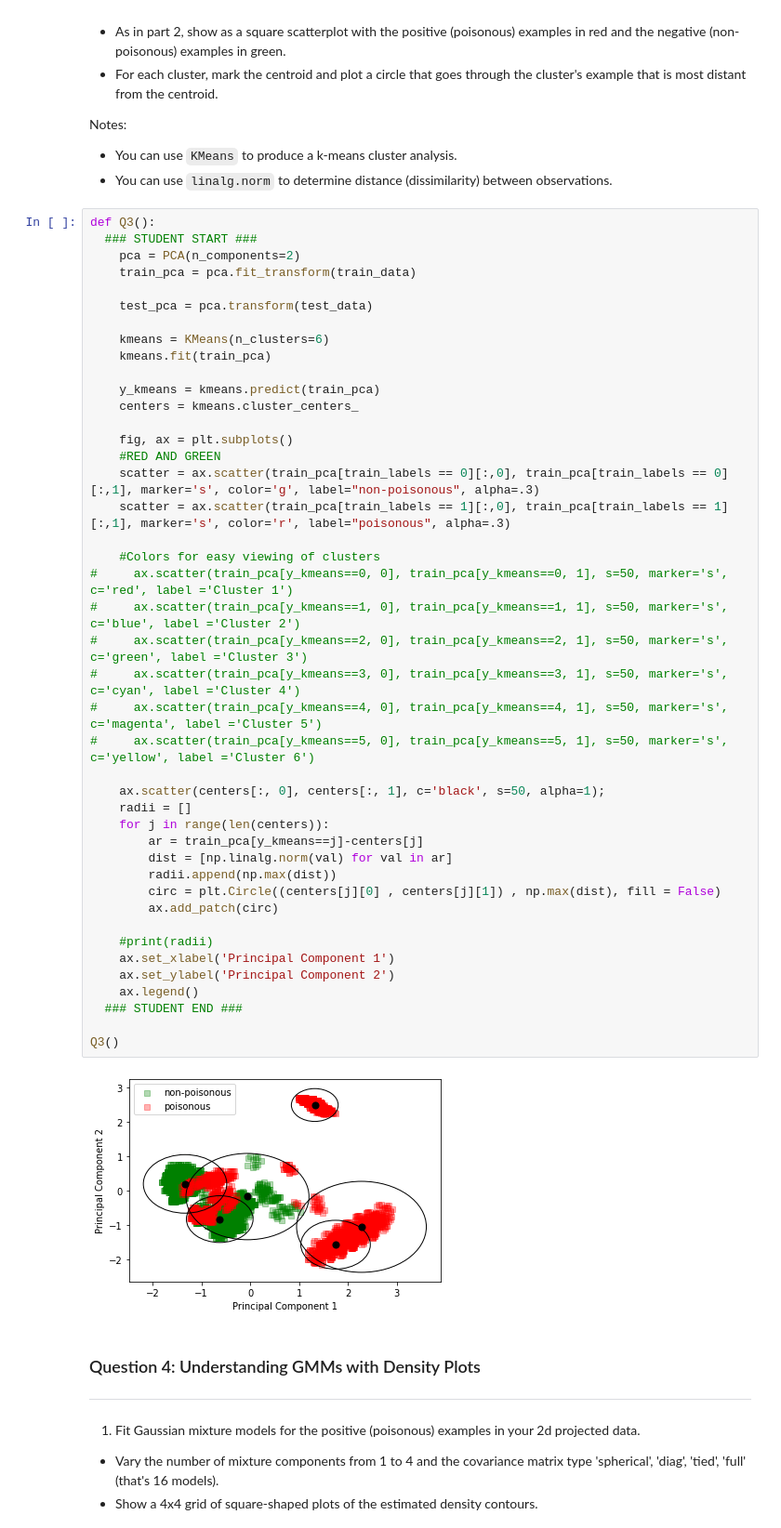
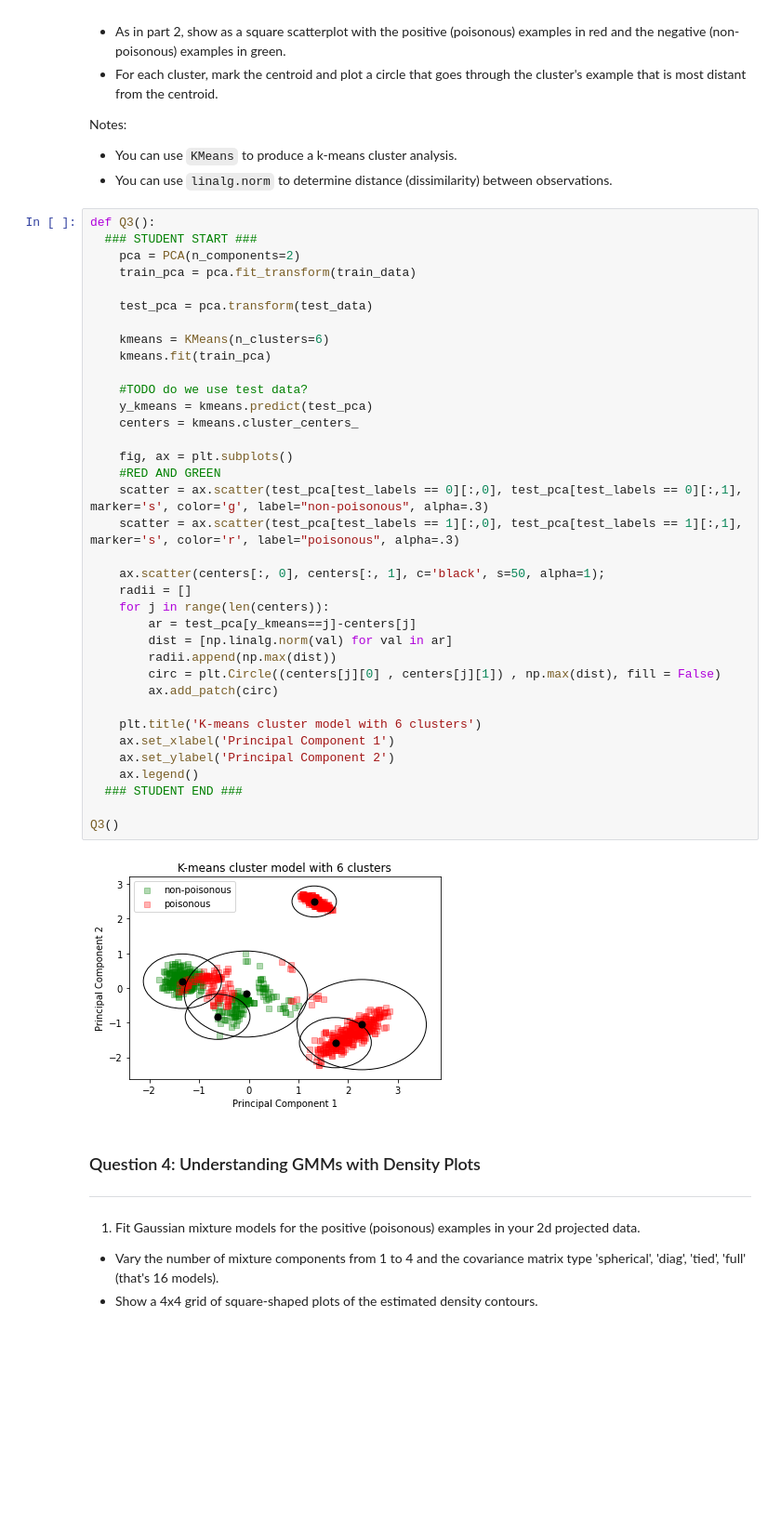
Before and after one commit to ssburgan/w207_coursework, a Jupyter notebook: Sybil_SantosBurgan_project4.ipynb, the cells around one changed output. Shown at 93% size. Saved outputs shown, nothing was run; the diff lists cells and outputs as text; blank space fills up the shorter version.

```diff
--- a/Sybil_SantosBurgan_project4.ipynb
+++ b/Sybil_SantosBurgan_project4.ipynb
@@ -156,47 +157,40 @@ Notes:
 def Q3():
   ### STUDENT START ###
     pca = PCA(n_components=2)
     train_pca = pca.fit_transform(train_data)
 
     test_pca = pca.transform(test_data)
 
     kmeans = KMeans(n_clusters=6)
     kmeans.fit(train_pca)
 
-    y_kmeans = kmeans.predict(train_pca)
+    #TODO do we use test data?
+    y_kmeans = kmeans.predict(test_pca)
     centers = kmeans.cluster_centers_
 
     fig, ax = plt.subplots()
     #RED AND GREEN
-    scatter = ax.scatter(train_pca[train_labels == 0][:,0], train_pca[train_labels == 0][:,1], marker='s', color='g', label="non-poisonous", alpha=.3)
-    scatter = ax.scatter(train_pca[train_labels == 1][:,0], train_pca[train_labels == 1][:,1], marker='s', color='r', label="poisonous", alpha=.3)
-
-    #Colors for easy viewing of clusters
-#     ax.scatter(train_pca[y_kmeans==0, 0], train_pca[y_kmeans==0, 1], s=50, marker='s', c='red', label ='Cluster 1')
-#     ax.scatter(train_pca[y_kmeans==1, 0], train_pca[y_kmeans==1, 1], s=50, marker='s', c='blue', label ='Cluster 2')
-#     ax.scatter(train_pca[y_kmeans==2, 0], train_pca[y_kmeans==2, 1], s=50, marker='s', c='green', label ='Cluster 3')
-#     ax.scatter(train_pca[y_kmeans==3, 0], train_pca[y_kmeans==3, 1], s=50, marker='s', c='cyan', label ='Cluster 4')
-#     ax.scatter(train_pca[y_kmeans==4, 0], train_pca[y_kmeans==4, 1], s=50, marker='s', c='magenta', label ='Cluster 5')
-#     ax.scatter(train_pca[y_kmeans==5, 0], train_pca[y_kmeans==5, 1], s=50, marker='s', c='yellow', label ='Cluster 6')
+    scatter = ax.scatter(test_pca[test_labels == 0][:,0], test_pca[test_labels == 0][:,1], marker='s', color='g', label="non-poisonous", alpha=.3)
+    scatter = ax.scatter(test_pca[test_labels == 1][:,0], test_pca[test_labels == 1][:,1], marker='s', color='r', label="poisonous", alpha=.3)
 
     ax.scatter(centers[:, 0], centers[:, 1], c='black', s=50, alpha=1);
     radii = []
     for j in range(len(centers)):
-        ar = train_pca[y_kmeans==j]-centers[j]
+        ar = test_pca[y_kmeans==j]-centers[j]
         dist = [np.linalg.norm(val) for val in ar]
         radii.append(np.max(dist))
         circ = plt.Circle((centers[j][0] , centers[j][1]) , np.max(dist), fill = False)
         ax.add_patch(circ)
 
-    #print(radii)
+    plt.title('K-means cluster model with 6 clusters')
     ax.set_xlabel('Principal Component 1')
     ax.set_ylabel('Principal Component 2')
     ax.legend()
   ### STUDENT END ###
 
 Q3()
 # %% [output]
-[figure, old version]
+[figure, new version]
 # %% [markdown]
 ### Question 4: Understanding GMMs with Density Plots
 ---
```
Also changed, not shown: parts of 8 cells of this notebook.
